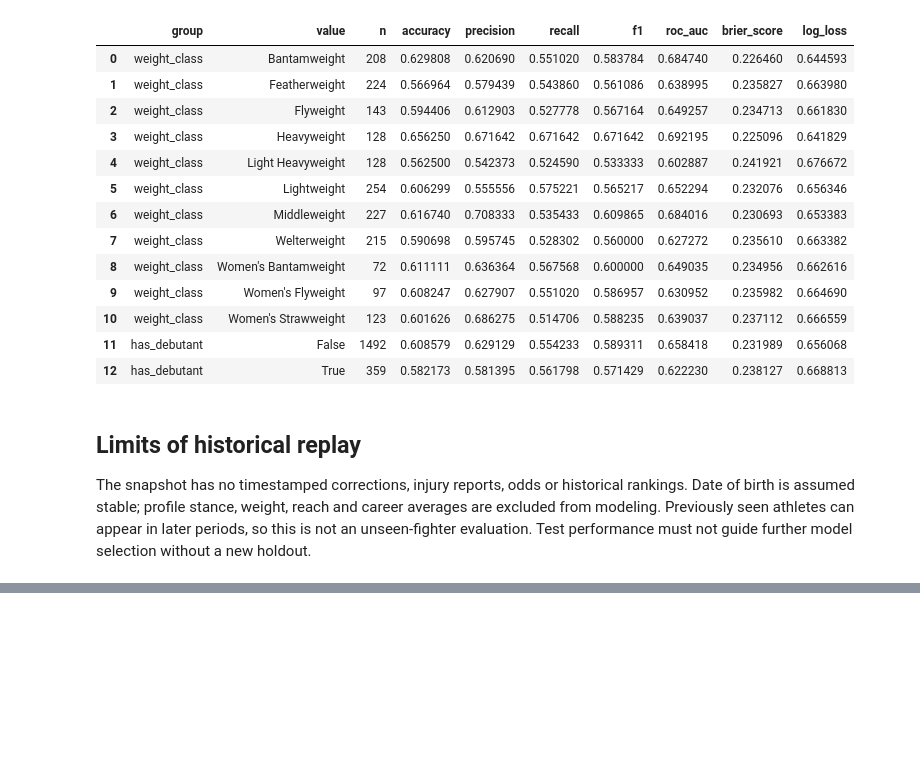
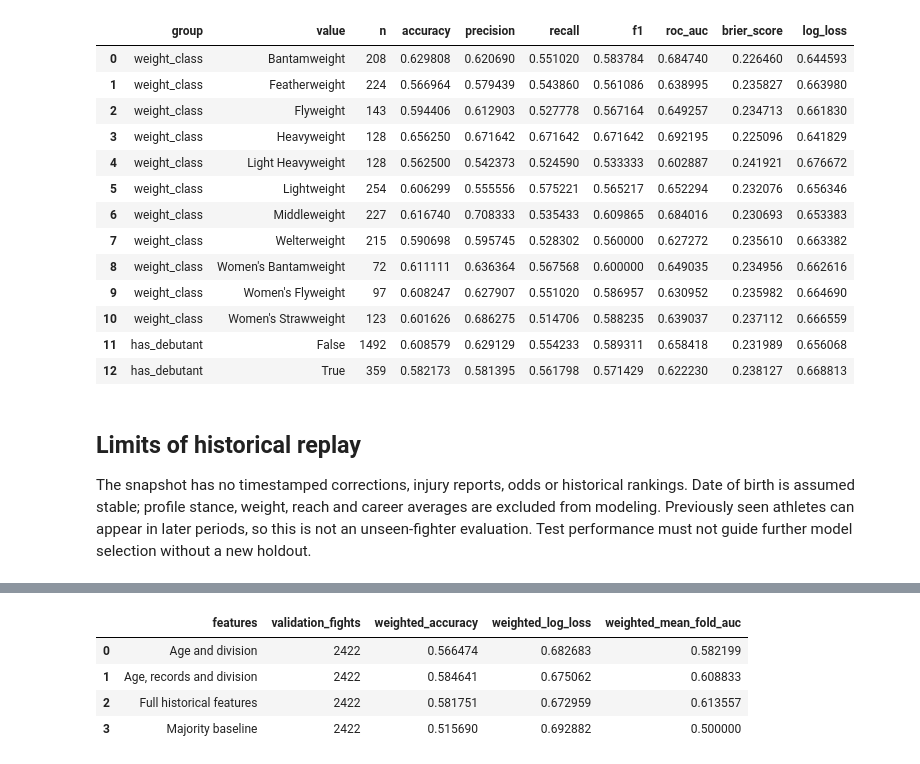
Before and after one commit to DQuanBui/UFC_Fights_Analysis, a Jupyter notebook: notebooks/08_machine_learning.ipynb, the cells around one changed output, grey strips where cells are left out. Cells and saved outputs as stored; diff of their text form; code cells hidden in the pictures; blank space fills up the shorter version.

```diff
--- a/notebooks/08_machine_learning.ipynb
+++ b/notebooks/08_machine_learning.ipynb
@@ -164,0 +194,8 @@ The snapshot has no timestamped corrections, injury reports, odds or historical
+# %%
+display(deep_tables['deep_feature_ablation_summary'])
+# %% [output]
+|  | features | validation_fights | weighted_accuracy | weighted_log_loss | weighted_mean_fold_auc |
+| 0 | Age and division | 2422 | 0.566474 | 0.682683 | 0.582199 |
+| 1 | Age, records and division | 2422 | 0.584641 | 0.675062 | 0.608833 |
+| 2 | Full historical features | 2422 | 0.581751 | 0.672959 | 0.613557 |
+| 3 | Majority baseline | 2422 | 0.515690 | 0.692882 | 0.500000 |
```
Also changed, not shown: parts of 6 cells of this notebook, 12 other files.
